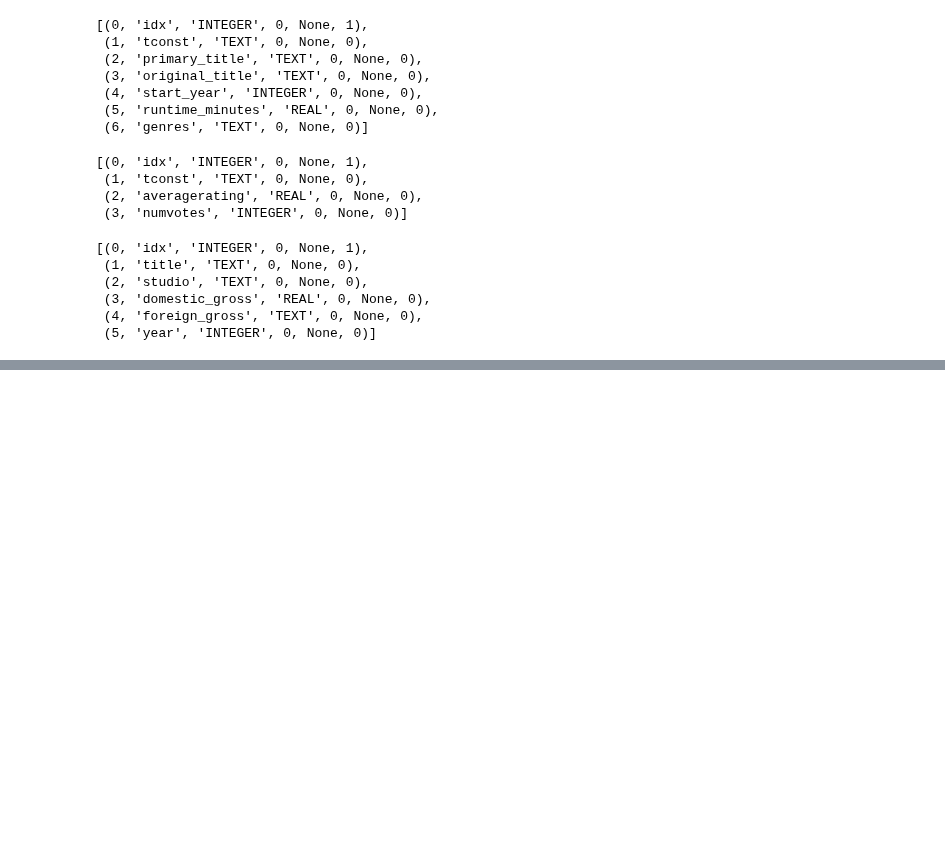
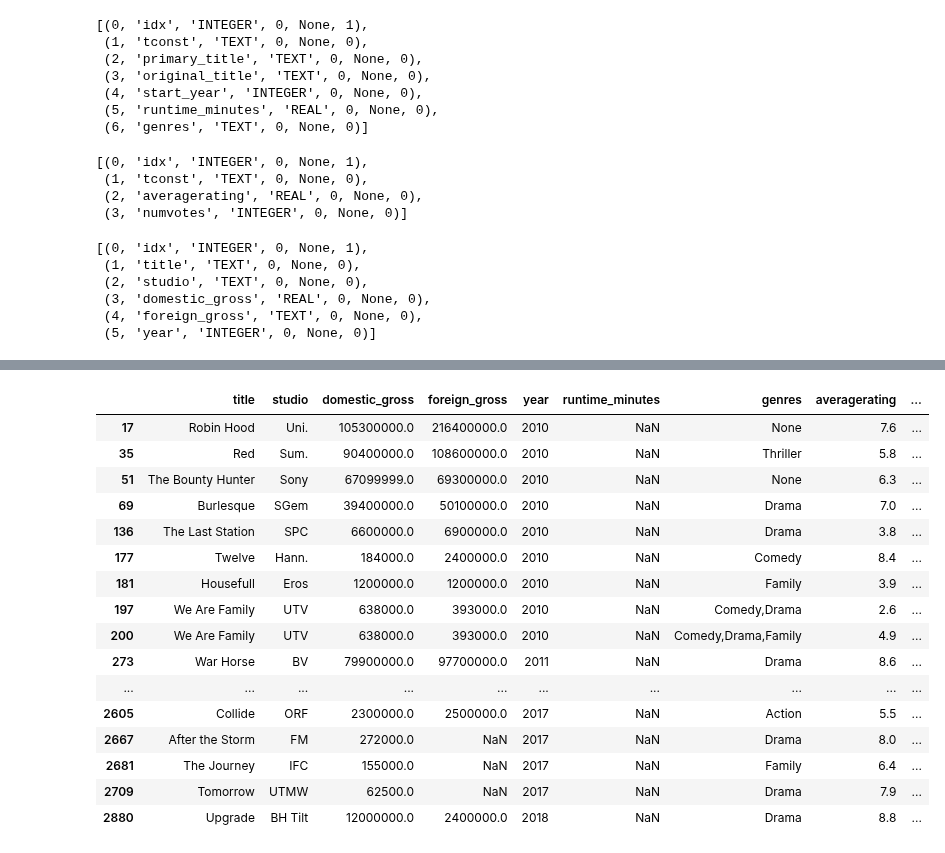
Before and after one commit to jeffreyhwatson/MS_Box_Office_Insights, a Jupyter notebook: sql_eda.ipynb, the cells around one changed output, grey strips where cells are left out. Saved outputs shown, nothing was run; the diff lists cells and outputs as text; code cells hidden in the pictures; blank space fills up the shorter version.

Commit message:
last commit for Sun

```diff
--- a/sql_eda.ipynb
+++ b/sql_eda.ipynb
@@ -108,0 +219,21 @@ None
+# %%
+# checking the NaNs
+df[df['runtime_minutes'].isna() == True]
+# %% [output]
+|  | title | studio | domestic_gross | foreign_gross | year | runtime_minutes | genres | averagerating | ... |
+| 17 | Robin Hood | Uni. | 105300000.0 | 216400000.0 | 2010 | NaN | None | 7.6 | ... |
+| 35 | Red | Sum. | 90400000.0 | 108600000.0 | 2010 | NaN | Thriller | 5.8 | ... |
+| 51 | The Bounty Hunter | Sony | 67099999.0 | 69300000.0 | 2010 | NaN | None | 6.3 | ... |
+| 69 | Burlesque | SGem | 39400000.0 | 50100000.0 | 2010 | NaN | Drama | 7.0 | ... |
+| 136 | The Last Station | SPC | 6600000.0 | 6900000.0 | 2010 | NaN | Drama | 3.8 | ... |
+| 177 | Twelve | Hann. | 184000.0 | 2400000.0 | 2010 | NaN | Comedy | 8.4 | ... |
+| 181 | Housefull | Eros | 1200000.0 | 1200000.0 | 2010 | NaN | Family | 3.9 | ... |
+| 197 | We Are Family | UTV | 638000.0 | 393000.0 | 2010 | NaN | Comedy,Drama | 2.6 | ... |
+| 200 | We Are Family | UTV | 638000.0 | 393000.0 | 2010 | NaN | Comedy,Drama,Family | 4.9 | ... |
+| 273 | War Horse | BV | 79900000.0 | 97700000.0 | 2011 | NaN | Drama | 8.6 | ... |
+| ... | ... | ... | ... | ... | ... | ... | ... | ... | ... |
+| 2605 | Collide | ORF | 2300000.0 | 2500000.0 | 2017 | NaN | Action | 5.5 | ... |
+| 2667 | After the Storm | FM | 272000.0 | NaN | 2017 | NaN | Drama | 8.0 | ... |
+| 2681 | The Journey | IFC | 155000.0 | NaN | 2017 | NaN | Family | 6.4 | ... |
+| 2709 | Tomorrow | UTMW | 62500.0 | NaN | 2017 | NaN | Drama | 7.9 | ... |
+| 2880 | Upgrade | BH Tilt | 12000000.0 | 2400000.0 | 2018 | NaN | Drama | 8.8 | ... |
```
Also changed, not shown: parts of 27 cells of this notebook.
